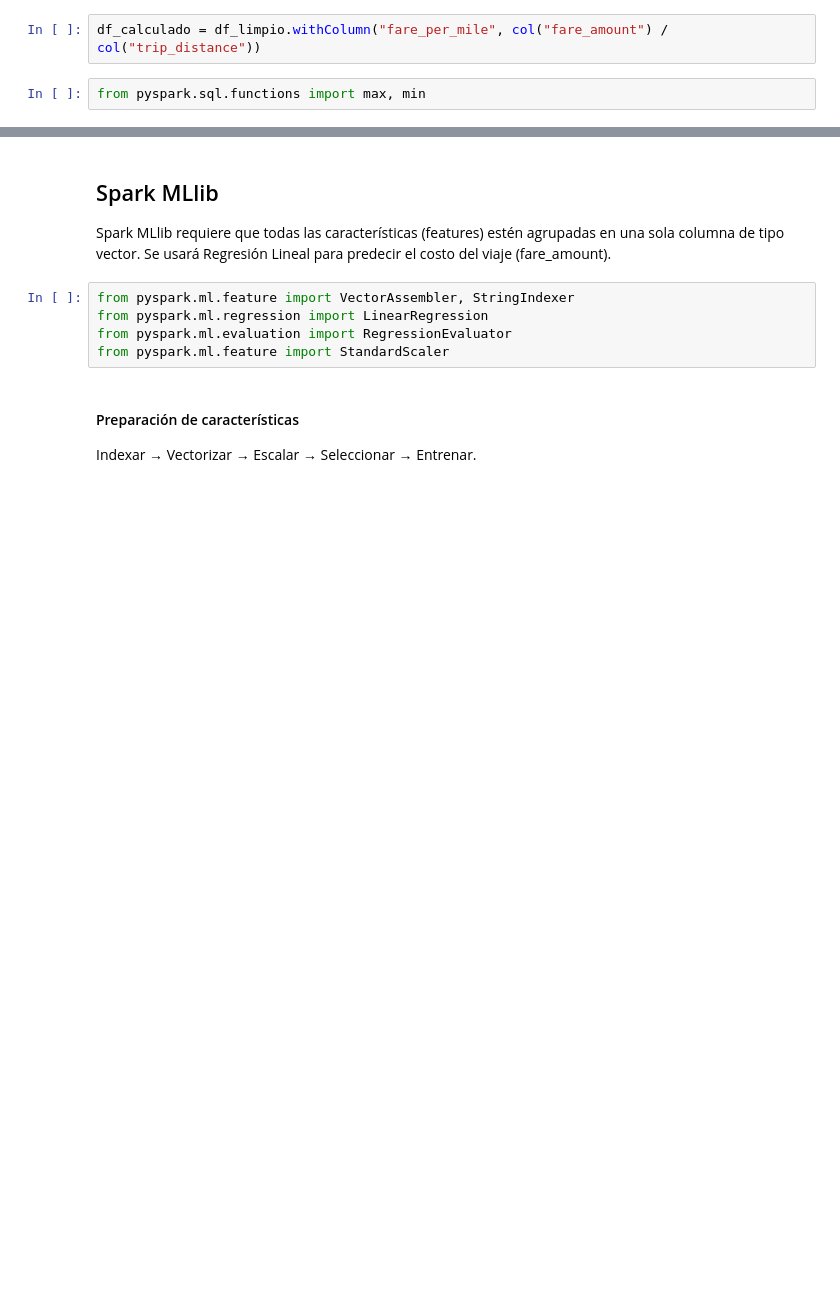
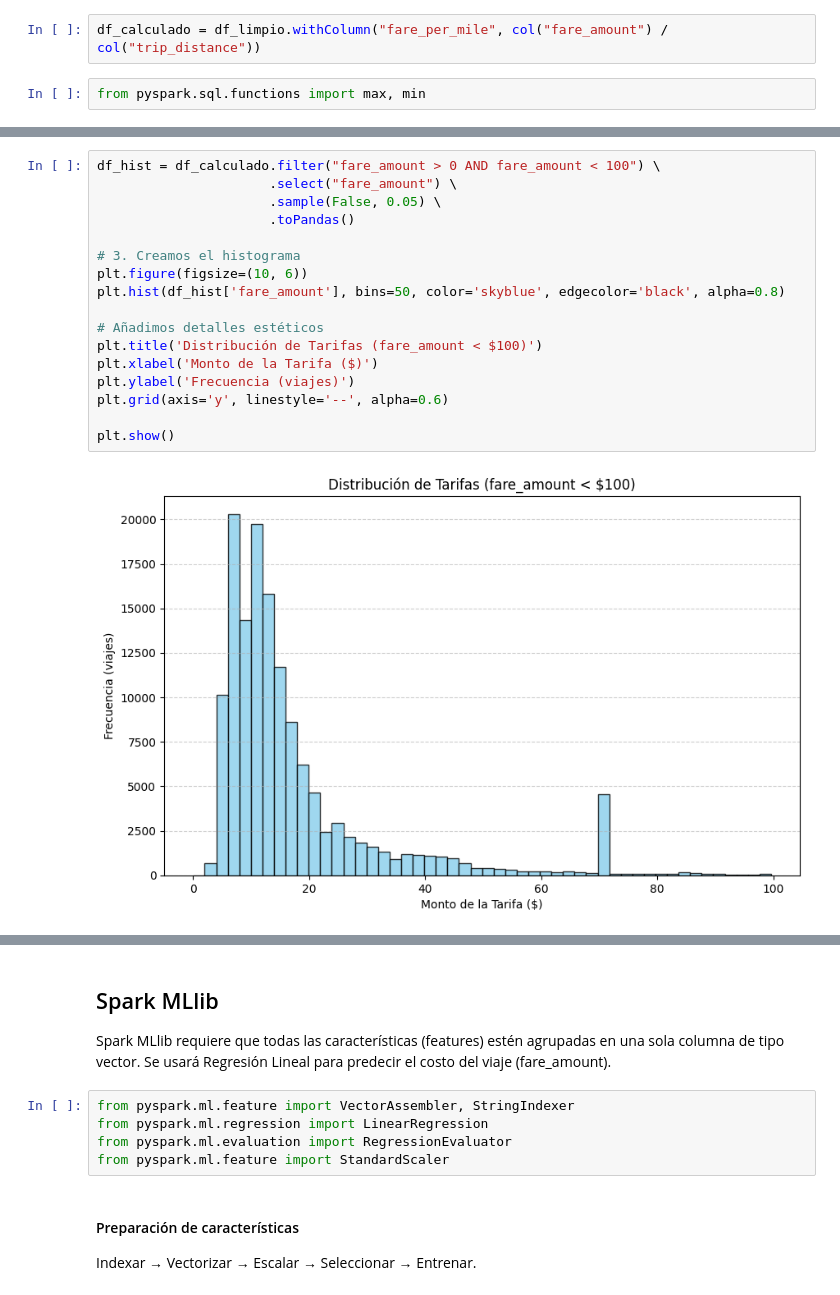
Before and after one commit to GemaGuerraV/DatosMasivos, a Jupyter notebook: notebooks/Tarea4_5_DM.ipynb, the cells around one changed output, grey strips where cells are left out. Drawn from its saved outputs; the diff is of its cells as text; blank space fills up the shorter version.

```diff
--- a/notebooks/Tarea4_5_DM.ipynb
+++ b/notebooks/Tarea4_5_DM.ipynb
@@ -64,0 +121,19 @@ only showing top 3 rows
+# %%
+df_hist = df_calculado.filter("fare_amount > 0 AND fare_amount < 100") \
+                      .select("fare_amount") \
+                      .sample(False, 0.05) \
+                      .toPandas()
+
+# 3. Creamos el histograma
+plt.figure(figsize=(10, 6))
+plt.hist(df_hist['fare_amount'], bins=50, color='skyblue', edgecolor='black', alpha=0.8)
+
+# Añadimos detalles estéticos
+plt.title('Distribución de Tarifas (fare_amount < $100)')
+plt.xlabel('Monto de la Tarifa ($)')
+plt.ylabel('Frecuencia (viajes)')
+plt.grid(axis='y', linestyle='--', alpha=0.6)
+
+plt.show()
+# %% [output]
+[figure, added]
```
Also changed, not shown: parts of 26 cells of this notebook.
